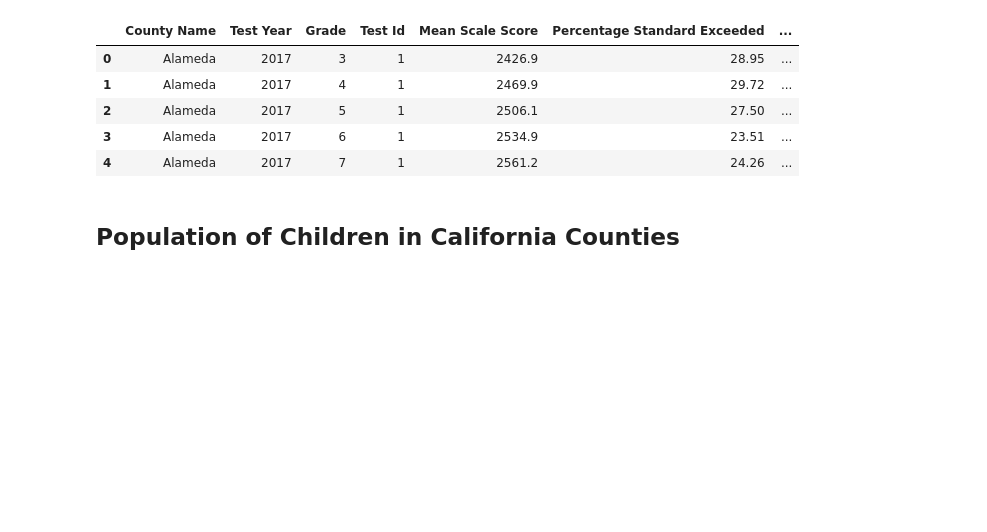
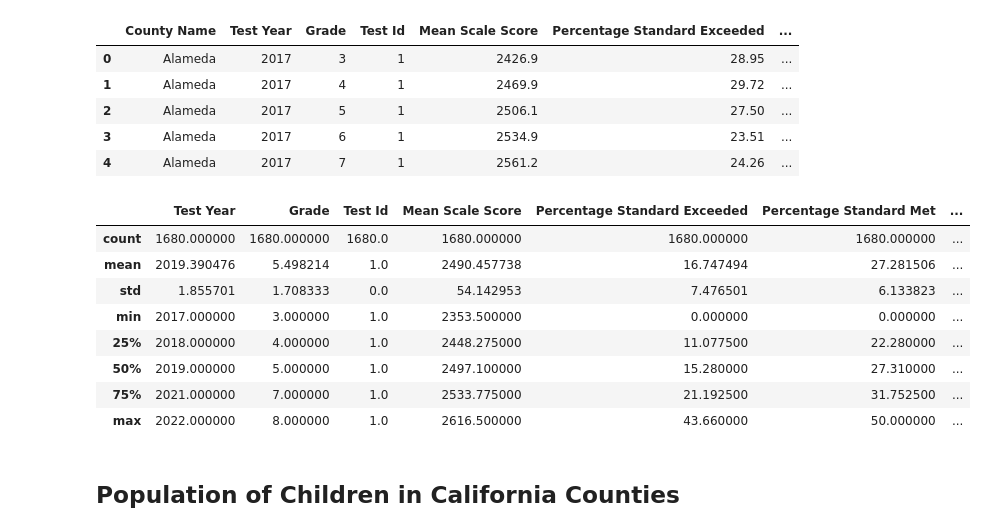
Before and after one commit to KaitlynChou/COGS-108-Project, a Jupyter notebook: EDACheckpoint_Group057_WI24.ipynb, the cells around one changed output. Saved outputs shown, nothing was run; the diff lists cells and outputs as text; code cells hidden in the pictures; blank space fills up the shorter version.

Commit message:
changed caaspp data to numeric

```diff
--- a/EDACheckpoint_Group057_WI24.ipynb
+++ b/EDACheckpoint_Group057_WI24.ipynb
@@ -311,6 +311,10 @@ array(['*', '2353.5', '2358.4', ..., '2605.9', '2614.2', '2616.5'],
 #drop rows that have asterisks
 asterisk_rows = caaspp[caaspp['Mean Scale Score'] == '*'].index.values
 caaspp = caaspp.drop(labels=asterisk_rows)
+
+#Same for mean scale score 2
+asterisk_rows = caaspp[caaspp['Mean Scale Score 2'] == '*'].index.values
+caaspp = caaspp.drop(labels=asterisk_rows)
 # %%
 # read in school code csv, which matches county codes to county name
 county_names = pd.read_csv('./data/sb_ca2017entities_csv.csv')
@@ -343,6 +347,25 @@ caaspp.head()
 | 2 | Alameda | 2017 | 5 | 1 | 2506.1 | 27.50 | ... |
 | 3 | Alameda | 2017 | 6 | 1 | 2534.9 | 23.51 | ... |
 | 4 | Alameda | 2017 | 7 | 1 | 2561.2 | 24.26 | ... |
+# %%
+caaspp_numeric_vars = ['Mean Scale Score', 'Percentage Standard Exceeded', 'Percentage Standard Met',
+                       'Percentage Standard Nearly Met', 'Percentage Standard Not Met', 'Mean Scale Score 2',
+                       'Percentage Standard Exceeded 2', 'Percentage Standard Met 2',
+                       'Percentage Standard Nearly Met 2', 'Percentage Standard Not Met 2']
+
+caaspp[caaspp_numeric_vars] = caaspp[caaspp_numeric_vars].astype(np.float64)
+
+caaspp.describe()
+# %% [output]
+|  | Test Year | Grade | Test Id | Mean Scale Score | Percentage Standard Exceeded | Percentage Standard Met | ... |
+| count | 1680.000000 | 1680.000000 | 1680.0 | 1680.000000 | 1680.000000 | 1680.000000 | ... |
+| mean | 2019.390476 | 5.498214 | 1.0 | 2490.457738 | 16.747494 | 27.281506 | ... |
+| std | 1.855701 | 1.708333 | 0.0 | 54.142953 | 7.476501 | 6.133823 | ... |
+| min | 2017.000000 | 3.000000 | 1.0 | 2353.500000 | 0.000000 | 0.000000 | ... |
+| 25% | 2018.000000 | 4.000000 | 1.0 | 2448.275000 | 11.077500 | 22.280000 | ... |
+| 50% | 2019.000000 | 5.000000 | 1.0 | 2497.100000 | 15.280000 | 27.310000 | ... |
+| 75% | 2021.000000 | 7.000000 | 1.0 | 2533.775000 | 21.192500 | 31.752500 | ... |
+| max | 2022.000000 | 8.000000 | 1.0 | 2616.500000 | 43.660000 | 50.000000 | ... |
 # %% [markdown]
 ## Population of Children in California Counties
 # %%
```
Also changed, not shown: parts of 5 cells of this notebook.
